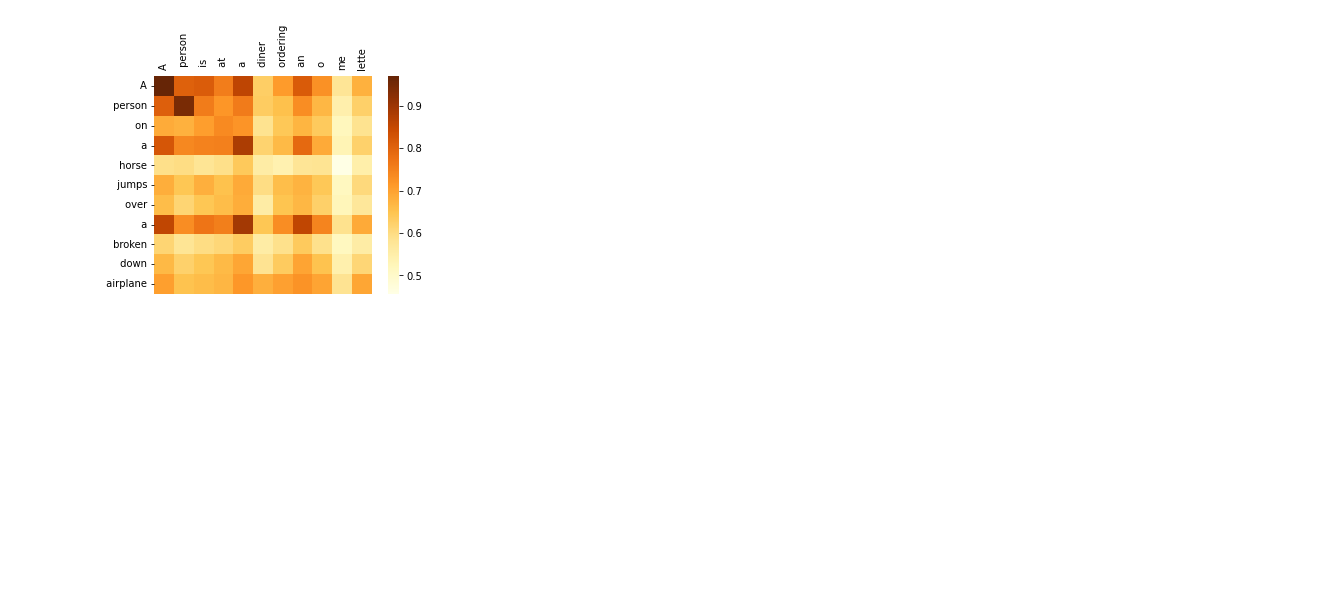
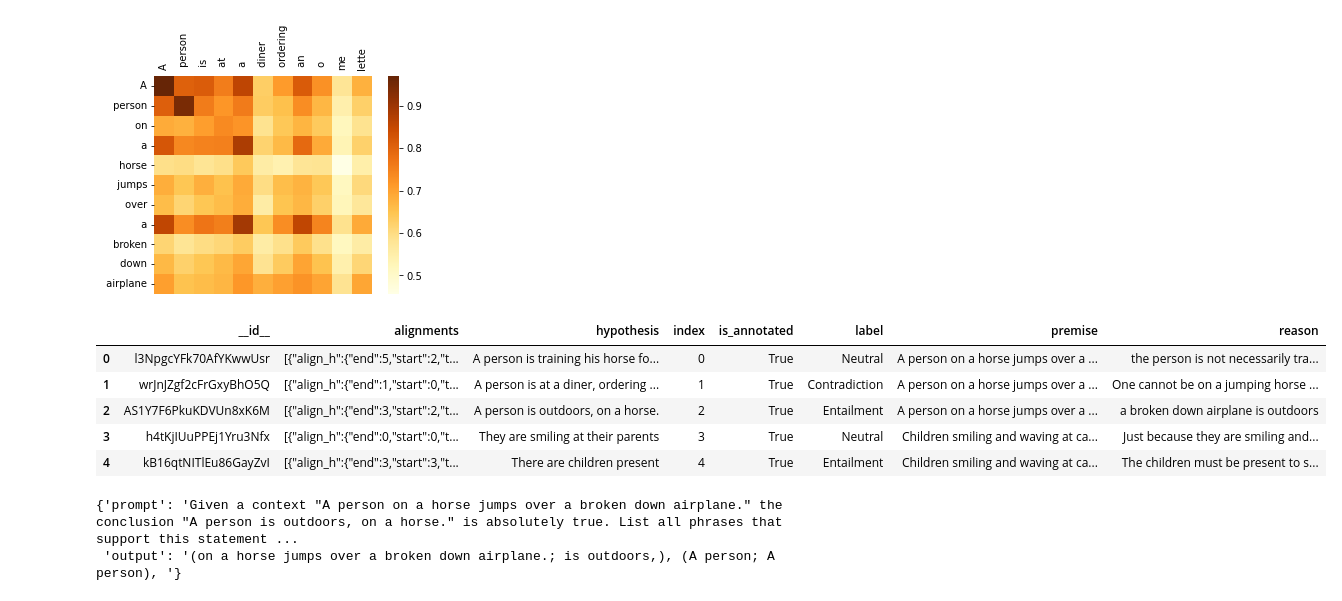
Before and after one commit to eric11eca/neural-inference-search, a Jupyter notebook: inferential_t5.ipynb, the cells around one changed output. Cells and saved outputs as stored; diff of their text form; code cells hidden in the pictures; blank space fills up the shorter version.

```diff
--- a/inferential_t5.ipynb
+++ b/inferential_t5.ipynb
@@ -888,3 +907,15 @@ ax = sns.heatmap(
 )
 # %% [output]
 [figure]
+# %%
+import pandas as pd
+
+df = pd.read_csv("./snli_train.csv")
+df.head()
+# %% [output]
+|  | __id__ | alignments | hypothesis | index | is_annotated | label | premise | reason |
+| 0 | l3NpgcYFk70AfYKwwUsr | [{"align_h":{"end":5,"start":2,"t... | A person is training his horse fo... | 0 | True | Neutral | A person on a horse jumps over a ... | the person is not necessarily tra... |
+| 1 | wrJnJZgf2cFrGxyBhO5Q | [{"align_h":{"end":1,"start":0,"t... | A person is at a diner, ordering ... | 1 | True | Contradiction | A person on a horse jumps over a ... | One cannot be on a jumping horse ... |
+| 2 | AS1Y7F6PkuKDVUn8xK6M | [{"align_h":{"end":3,"start":2,"t... | A person is outdoors, on a horse. | 2 | True | Entailment | A person on a horse jumps over a ... | a broken down airplane is outdoors |
+| 3 | h4tKjIUuPPEj1Yru3Nfx | [{"align_h":{"end":0,"start":0,"t... | They are smiling at their parents | 3 | True | Neutral | Children smiling and waving at ca... | Just because they are smiling and... |
+| 4 | kB16qtNITlEu86GayZvI | [{"align_h":{"end":3,"start":3,"t... | There are children present | 4 | True | Entailment | Children smiling and waving at ca... | The children must be present to s... |
@@ -890,0 +946,5 @@ ax = sns.heatmap(
+# %%
+examples[2]
+# %% [output]
+{'prompt': 'Given a context "A person on a horse jumps over a broken down airplane." the conclusion "A person is outdoors, on a horse." is absolutely true. List all phrases that support this statement ...
+ 'output': '(on a horse jumps over a broken down airplane.; is outdoors,), (A person; A person), '}
```
Also changed, not shown: parts of 4 cells of this notebook, 7 other files.
